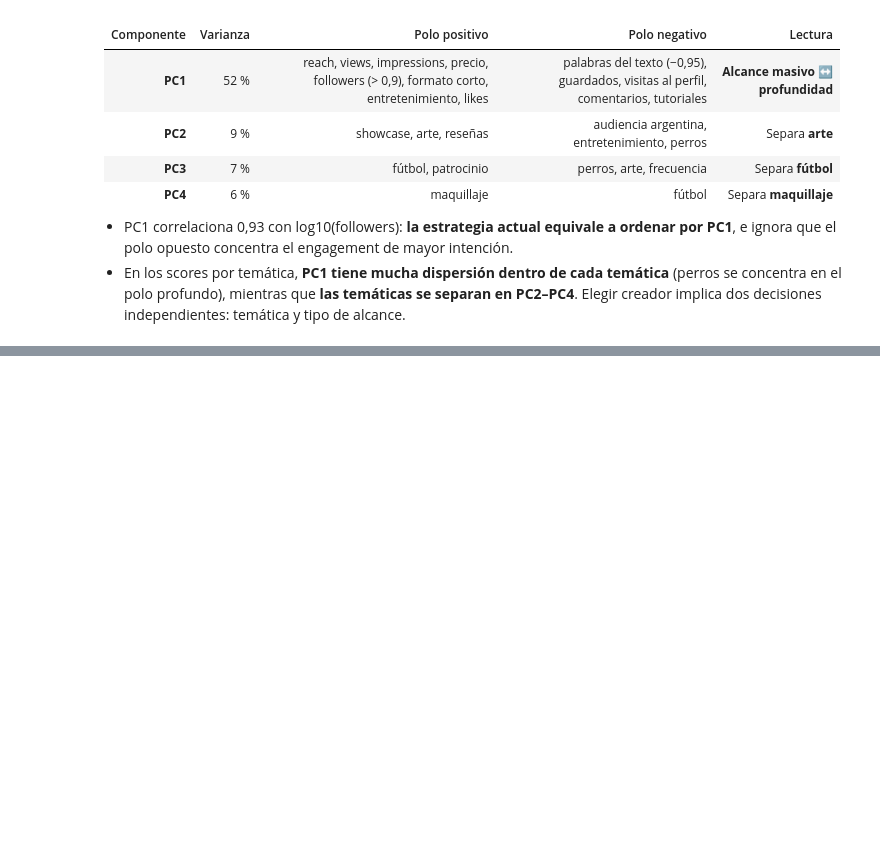
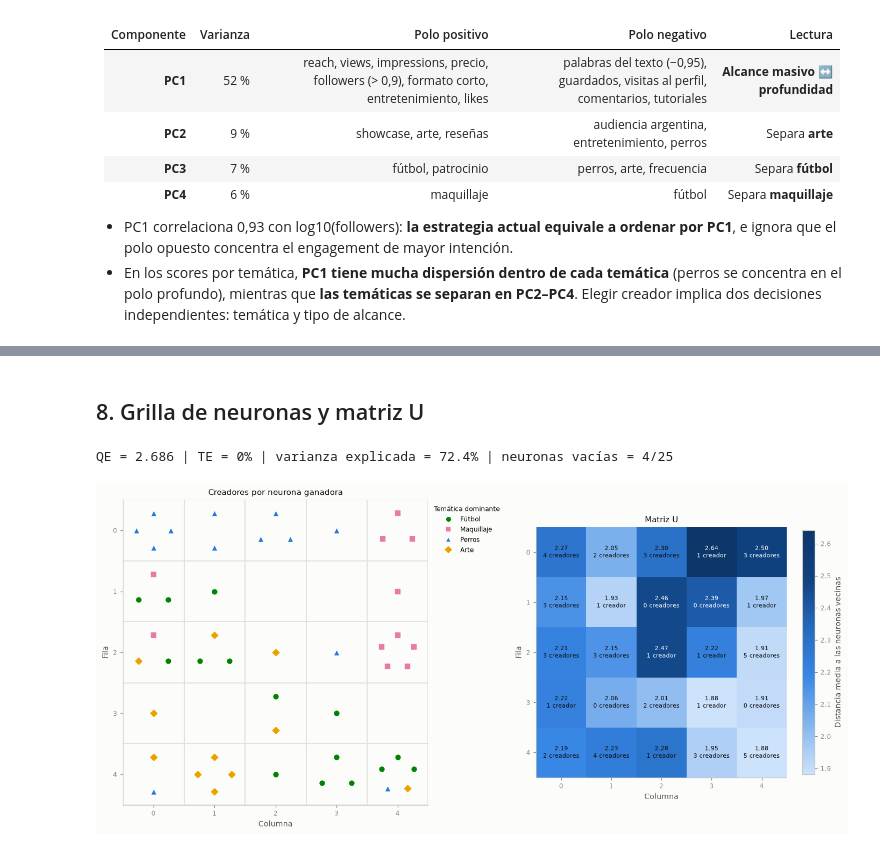
Before and after one commit to yakdudi12/DIAO2A, a Jupyter notebook: TP4/ejercicio1.ipynb, the cells around one changed output, grey strips where cells are left out. Saved outputs shown, nothing was run; the diff lists cells and outputs as text; code cells hidden in the pictures; blank space fills up the shorter version.

```diff
--- a/TP4/ejercicio1.ipynb
+++ b/TP4/ejercicio1.ipynb
@@ -226,0 +272,18 @@ Correlación de PC1 con log10(followers): +0.928
+# %%
+BASE = {"rows": 5, "cols": 5, "learning_rate": 0.5, "radius": 2.5, "final_radius": 0.5,
+        "epochs": 100, "init": "sample"}
+variations = {
+    "learning_rate": [0.1, 0.5, 0.9],
+    "radius": [1.25, 2.5, 5.0],
+    "init": ["sample", "pca"],
+    "epochs": [25, 50, 100, 200, 400],
+}
+tables = []
+for parameter, values in variations.items():
+    fixed = {key: value for key, value in BASE.items() if key != parameter}
+    result = sweep(X, [{parameter: value} for value in values], **fixed)
+    summary = result.groupby(parameter, sort=False)[["QE", "TE", "varianza explicada"]].agg(["mean", "std"])
+    summary.index = pd.MultiIndex.from_product([[parameter], summary.index.astype(str)],
+                                               names=["parámetro", "valor"])
+    tables.append(summary)
+display(pd.concat(tables))
@@ -226,0 +314,12 @@ Correlación de PC1 con log10(followers): +0.928
+# %% [markdown]
+## 8. Grilla de neuronas y matriz U
+# %%
+som = Kohonen(**BASE, seed=0).fit(X)
+print(f"QE = {som.quantization_error(X):.3f} | TE = {som.topographic_error(X):.0%} | "
+      f"varianza explicada = {explained_variance(som, X):.1%} | "
+      f"neuronas vacías = {int((som.hits(X) == 0).sum())}/{som.n_neurons}")
+plots.plot_som_maps(som, X, data.topic)
+plt.show()
+# %% [output]
+QE = 2.686 | TE = 0% | varianza explicada = 72.4% | neuronas vacías = 4/25
+[figure, added]
```
Also changed, not shown: parts of 17 cells of this notebook.
